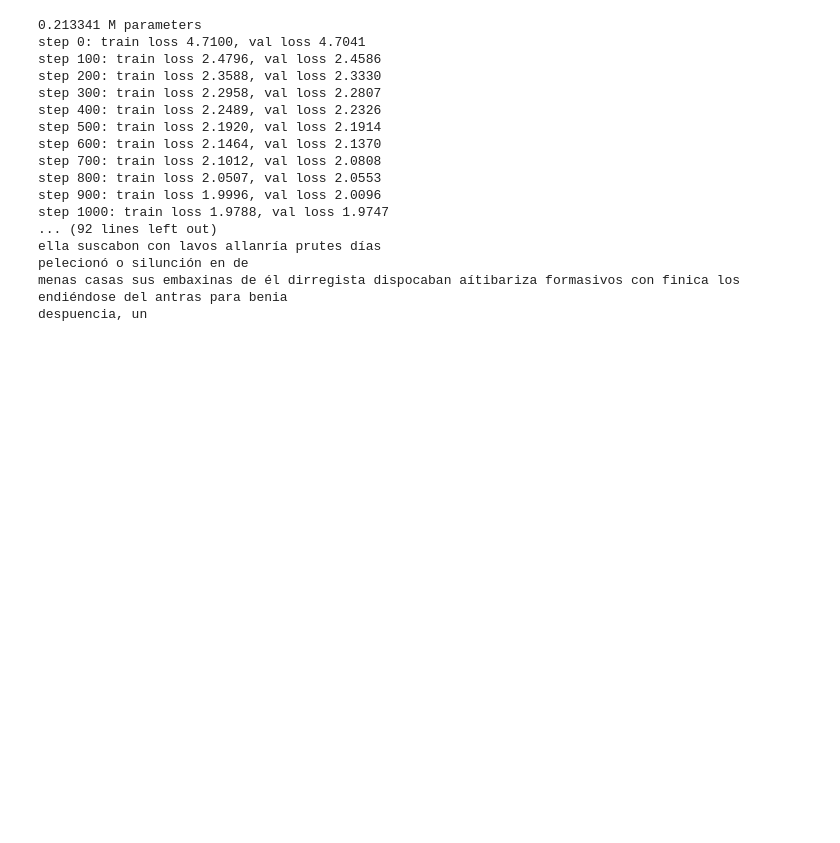
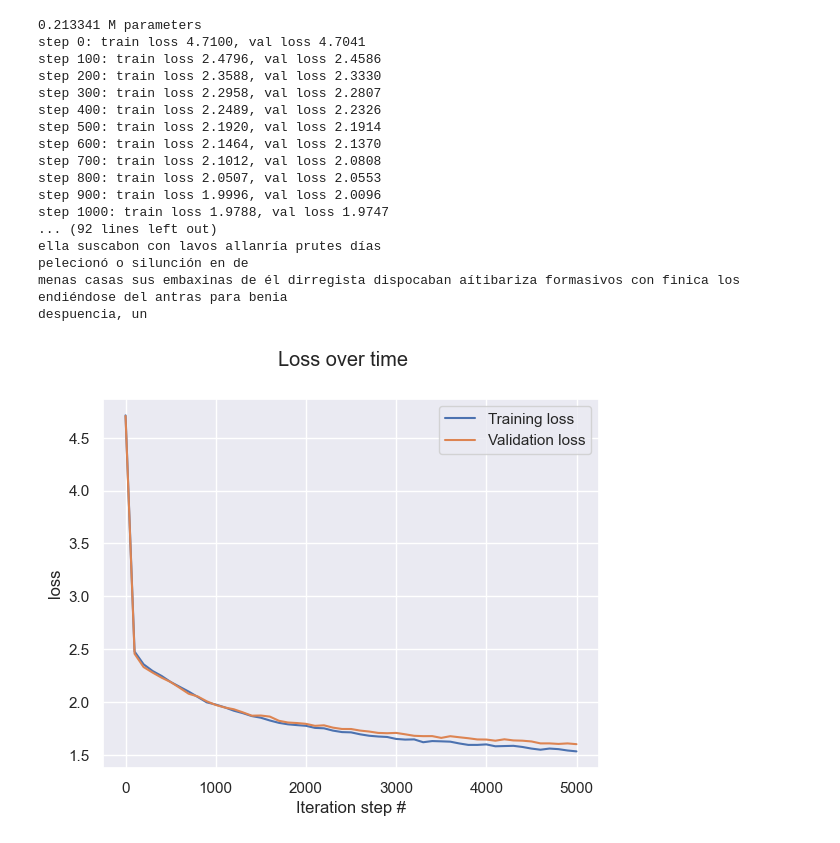
Before and after one commit to agonzalez22/Chat-GPT-Mini-Model, a Jupyter notebook: transcription.ipynb, the cells around one changed output. Cells and saved outputs as stored; diff of their text form; code cells hidden in the pictures; blank space fills up the shorter version.

```diff
--- a/transcription.ipynb
+++ b/transcription.ipynb
@@ -295,12 +295,22 @@ print(sum(p.numel() for p in m.parameters())/1e6, 'M parameters')
 # create a PyTorch optimizer
 optimizer = torch.optim.AdamW(model.parameters(), lr=learning_rate)
 
+# save values for plotting purposes
+train_loss = []
+val_loss = []
+iter_step = []
+
 for iter in range(max_iters):
 
     # every once in a while evaluate the loss on train and val sets
     if iter % eval_interval == 0 or iter == max_iters - 1:
         losses = estimate_loss()
         print(f"step {iter}: train loss {losses['train']:.4f}, val loss {losses['val']:.4f}")
+
+        # save values for plotting purposes
+        iter_step.append(iter)
+        train_loss.append(losses['train'])
+        val_loss.append(losses['val'])
 
     # sample a batch of data
     xb, yb = get_batch('train')
@@ -332,3 +342,17 @@ ella suscabon con lavos allanría prutes días
 pelecionó o silunción en de
 menas casas sus embaxinas de él dirregista dispocaban aítibariza formasivos con finica los endiéndose del antras para benia
 despuencia, un
+# %%
+import matplotlib.pyplot as plt
+import seaborn as sns
+
+sns.set_theme()
+plt.plot(iter_step, train_loss, label='Training loss')
+plt.plot(iter_step, val_loss, label='Validation loss')
+plt.legend()
+plt.xlabel('Iteration step #')
+plt.ylabel('loss')
+plt.suptitle('Loss over time')
+plt.show()
+# %% [output]
+[figure, added]
```
Also changed, not shown: 3 other files.
